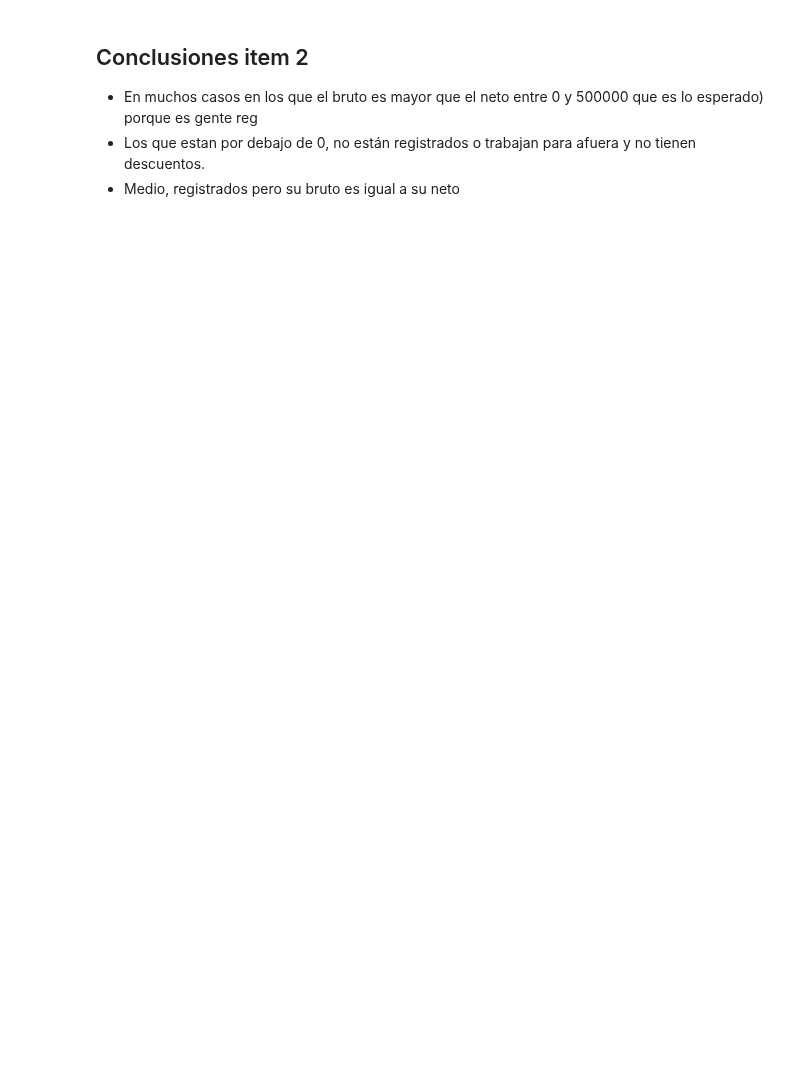
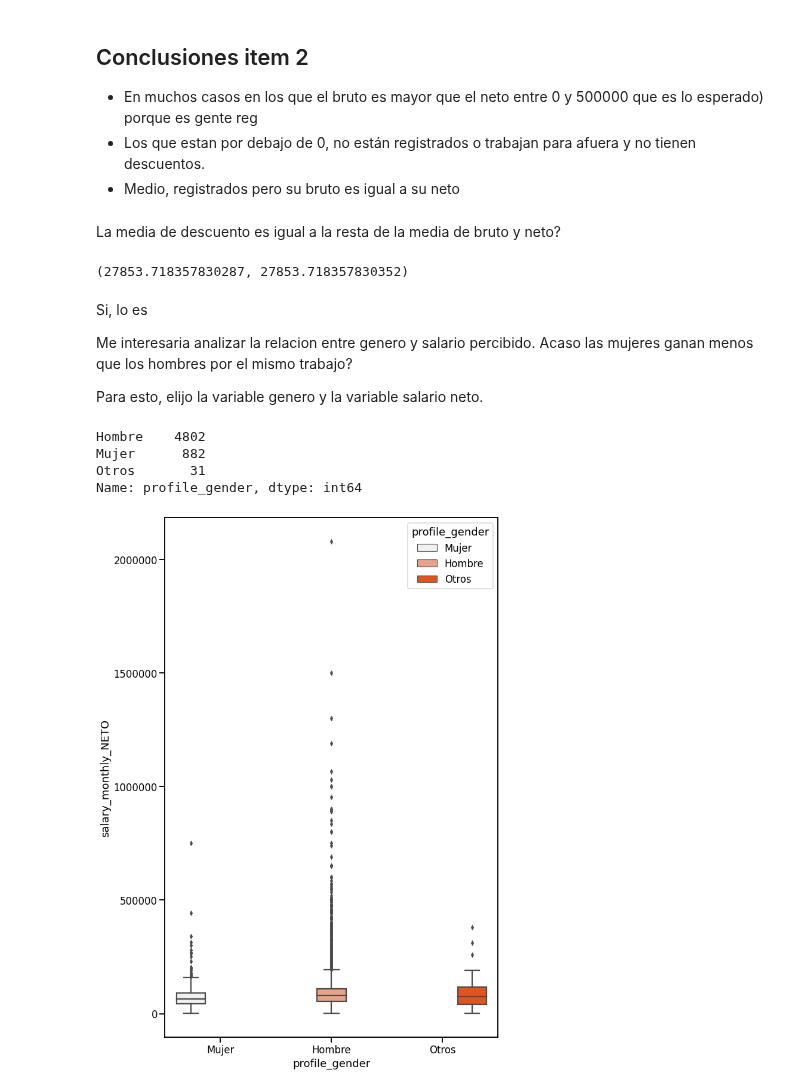
Before and after one commit to Natali-PP/diplodatos2021, a Jupyter notebook: AnalisiYVisualizacion/03_Distribuciones.ipynb, the cells around one changed output. Drawn from its saved outputs; the diff is of its cells as text; code cells hidden in the pictures; blank space fills up the shorter version.

```diff
--- a/AnalisiYVisualizacion/03_Distribuciones.ipynb
+++ b/AnalisiYVisualizacion/03_Distribuciones.ipynb
@@ -283,3 +283,32 @@ plt.ticklabel_format(style='plain', axis='y')
 - En muchos casos en los que el bruto es mayor que el neto entre 0 y 500000 que es lo esperado) porque es gente reg
 - Los que estan por debajo de 0, no están registrados o trabajan para afuera y no tienen descuentos.
 - Medio, registrados pero su bruto es igual a su neto
+# %% [markdown]
+La media de descuento es igual a la resta de la media de bruto y neto?
+# %%
+#media de descuento es que ser la resta de la media de bruto y neto
+
+df2.salary_monthly_DESCUENTOS.mean(), df2.salary_monthly_BRUTO.mean() - df2.salary_monthly_NETO.mean()
+# %% [output]
+(27853.718357830287, 27853.718357830352)
+# %% [markdown]
+Si, lo es
+
+
+Me interesaria analizar la relacion entre genero y salario percibido. Acaso las mujeres ganan menos que los hombres por el mismo trabajo?
+
+Para esto, elijo la variable genero y la variable salario neto.
+# %%
+df2.profile_gender.value_counts()
+# %% [output]
+Hombre    4802
+Mujer      882
+Otros       31
+Name: profile_gender, dtype: int64
+# %%
+fig = plt.figure(figsize=(10,16))
+seaborn.boxplot(data=df2, y=df2.salary_monthly_NETO, x=df2.profile_gender, hue=df2.profile_gender,
+                color='orangered', hue_order=["Mujer", "Hombre", "Otros"] )
+plt.ticklabel_format(style='plain', axis='y')
+# %% [output]
+[figure, added]
```
Also changed, not shown: parts of 10 cells of this notebook.
